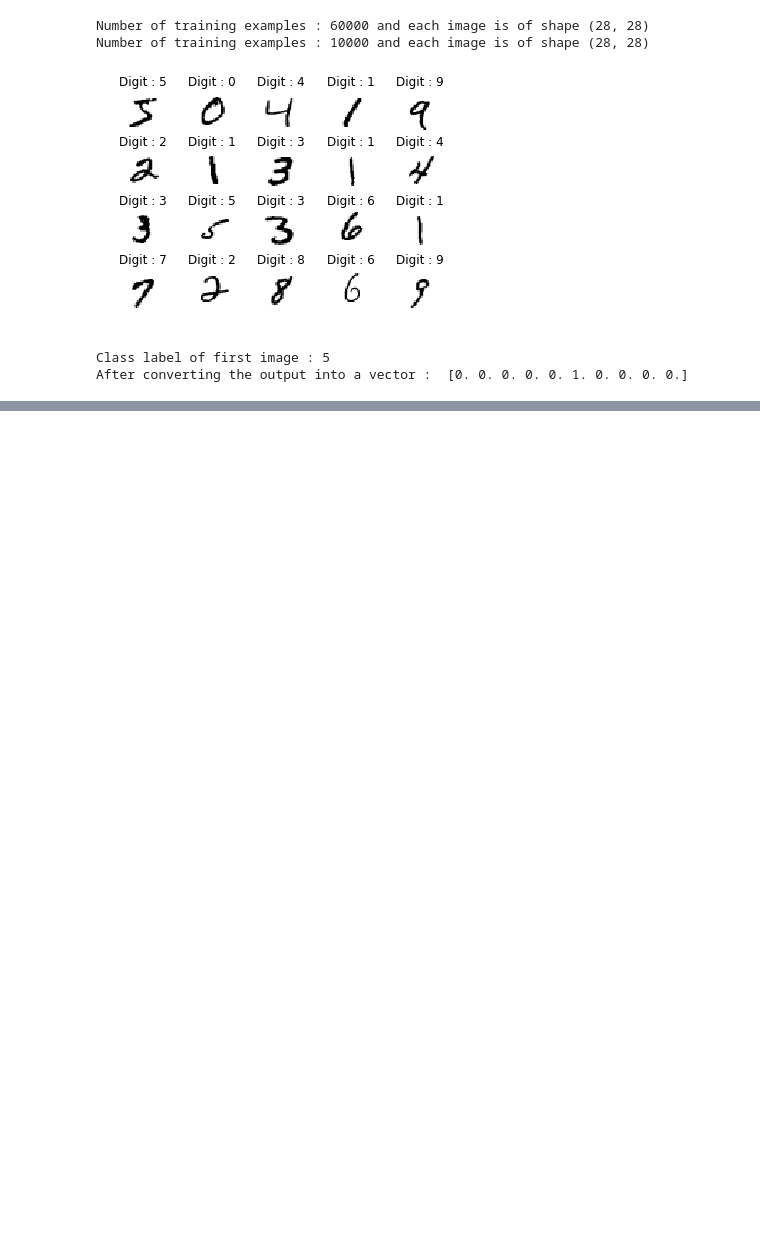
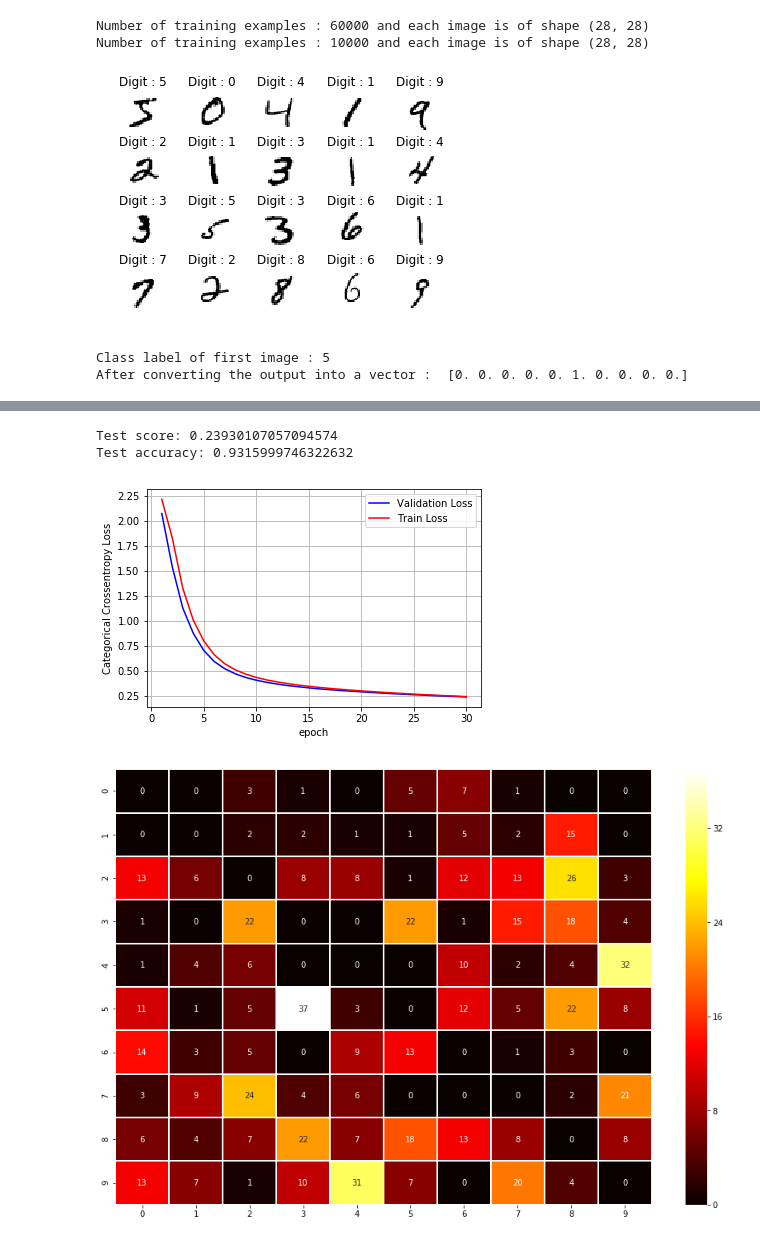
Before and after one commit to Gabriel-Lyra/Keras-MLP-MNIST, a Jupyter notebook: Conselho da Távola de MLP's.ipynb, the cells around one changed output, grey strips where cells are left out. Drawn from its saved outputs; the diff is of its cells as text; code cells hidden in the pictures; blank space fills up the shorter version.

```diff
--- a/Conselho da Távola de MLP's.ipynb
+++ b/Conselho da Távola de MLP's.ipynb
@@ -37,3 +38,11 @@ from keras.callbacks import LearningRateScheduler
+# %%
+def plot_confusion(confusion):
+
+    for i in range(10):
+        confusion[i][i] = 0
+
+    plt.figure(figsize=(15,10))
+    sns.heatmap(confusion,annot=True, linewidth = 1 , cmap="hot")
 # %%
 objects = mnist
 (X_train, Y_train), (X_test, Y_test)=objects.load_data()
@@ -83,7 +92,8 @@ input_dim
 
 output_dim = 10
 batch_size = 128
-nb_epoch = 5
+epochs_num = 30
+nets = 5
 # %%
 model_A = Sequential()
 
@@ -119,3 +129,11 @@ model_E.add(Dense(64, activation='relu', input_shape=(input_dim,)))
 model_E.add(Dense(32, activation='sigmoid'))
 model_E.add(Dense(10, activation='softmax'))
 model_E.compile(optimizer="adam", loss="categorical_crossentropy", metrics=["accuracy"])
+# %%
+##Making true results from Y_test back to a string
+
+results3 = np.zeros(X_test.shape[0])
+
+for i in range(10000):
+    index_of_y_test = np.where(Y_test[i] == 1)
+    results3[i] = int(index_of_y_test[0])
@@ -244,0 +175,25 @@ Test accuracy: 0.9764000177383423
+# %%
+history[1] = model_B.fit(X_train, Y_train, epochs=epochs_num, verbose=0, validation_data=(X_test, Y_test))
+results[1] = model_B.predict(X_test)
+results2 = np.argmax(results[1],axis = 1)
+score = model_B.evaluate(X_test, Y_test, verbose=0)
+print('Test score:', score[0])
+print('Test accuracy:', score[1])
+
+fig,ax = plt.subplots(1,1)
+ax.set_xlabel('epoch') ; ax.set_ylabel('Categorical Crossentropy Loss')
+
+# list of epoch numbers
+x = list(range(1,epochs_num+1))
+
+vy = history[1].history['val_loss']
+ty = history[1].history['loss']
+plt_dynamic(x, vy, ty, ax)
+
+confusion_0 = confusion_matrix(results3, results2)
+plot_confusion(confusion_0)
+# %% [output]
+Test score: 0.23930107057094574
+Test accuracy: 0.9315999746322632
+[figure, added]
+[figure, added]
```
Also changed, not shown: parts of 9 cells of this notebook.
